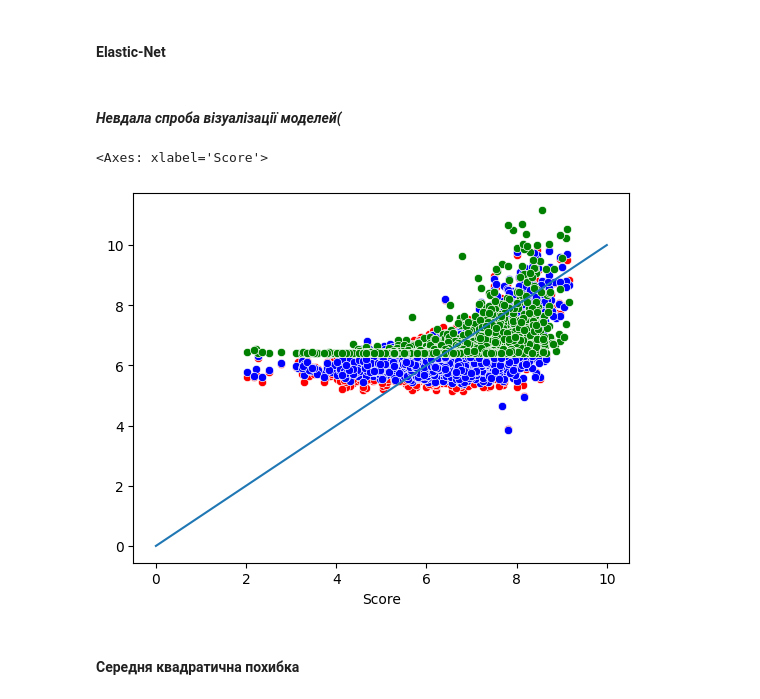
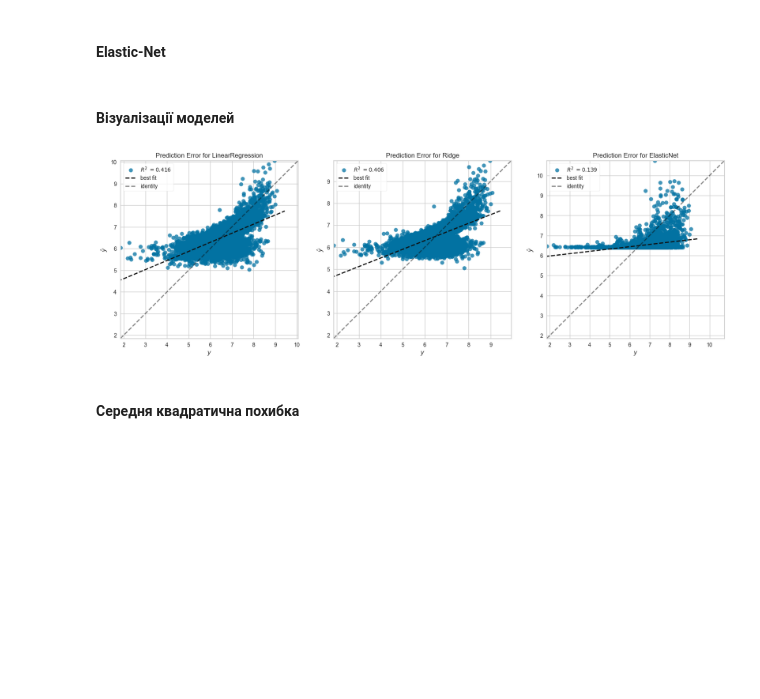
Before and after one commit to BerVol57/SP, a Jupyter notebook: lab4/main.ipynb, the cells around one changed output. Drawn from its saved outputs; the diff is of its cells as text; code cells hidden in the pictures; blank space fills up the shorter version.

```diff
--- a/lab4/main.ipynb
+++ b/lab4/main.ipynb
@@ -691,15 +690,26 @@ elnet = linear_model.ElasticNet(alpha=5000.1)
 elnet.fit(x_train, y_train)
 elnet_y_pred = elnet.predict(x_test)
 # %% [markdown]
-#### _Невдала спроба візуалізації моделей(_
+#### Візуалізації моделей
-# %%
-sns.scatterplot(x=y_test, y=line_reg_y_pred, color="red")
-sns.scatterplot(x=y_test, y=ridge_y_pred, color="blue")
-sns.scatterplot(x=y_test, y=elnet_y_pred, color="green")
-sns.lineplot(x=[0, 10], y=[0, 10])
-# %% [output]
-<Axes: xlabel='Score'>
-[figure, removed]
+# %%
+from yellowbrick.regressor import PredictionError, ResidualsPlot
+
+fig, axes = plt.subplots(1, 3, figsize=(20, 10))
+
+visualizer = [
+    PredictionError(line_reg, ax=axes[0]),
+    PredictionError(ridge, ax=axes[1]),
+    PredictionError(elnet, ax=axes[2])
+]
+
+for viz in visualizer:
+    viz.fit(x_train, y_train)
+    viz.score(x_test, y_test)
+    viz.finalize()
+
+plt.show()
+# %% [output]
+[figure, added]
 # %% [markdown]
 #### Середня квадратична похибка
 # %%
```
Also changed, not shown: parts of 12 cells of this notebook, 1 other file.
